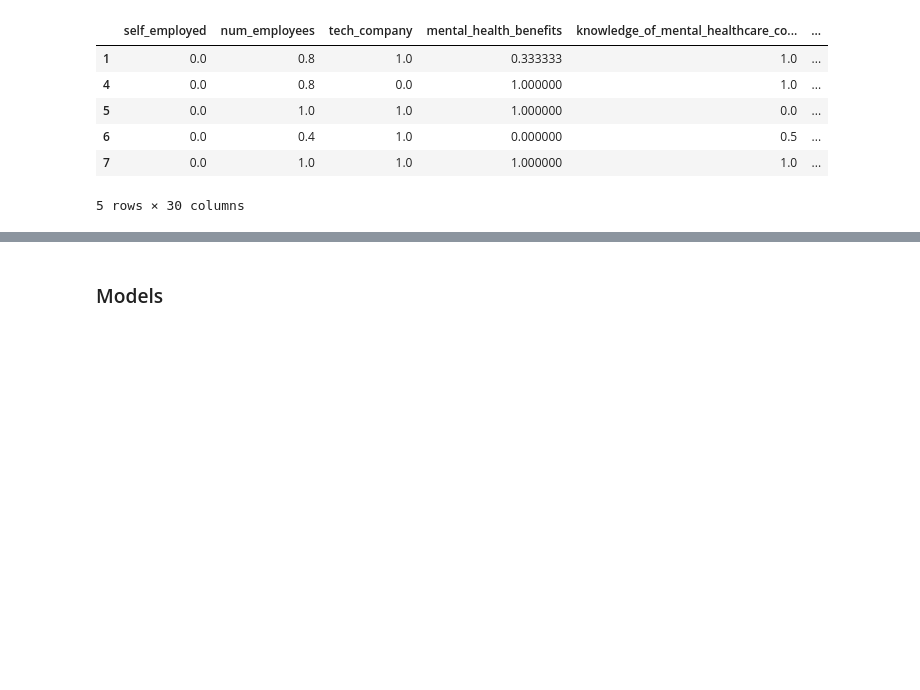
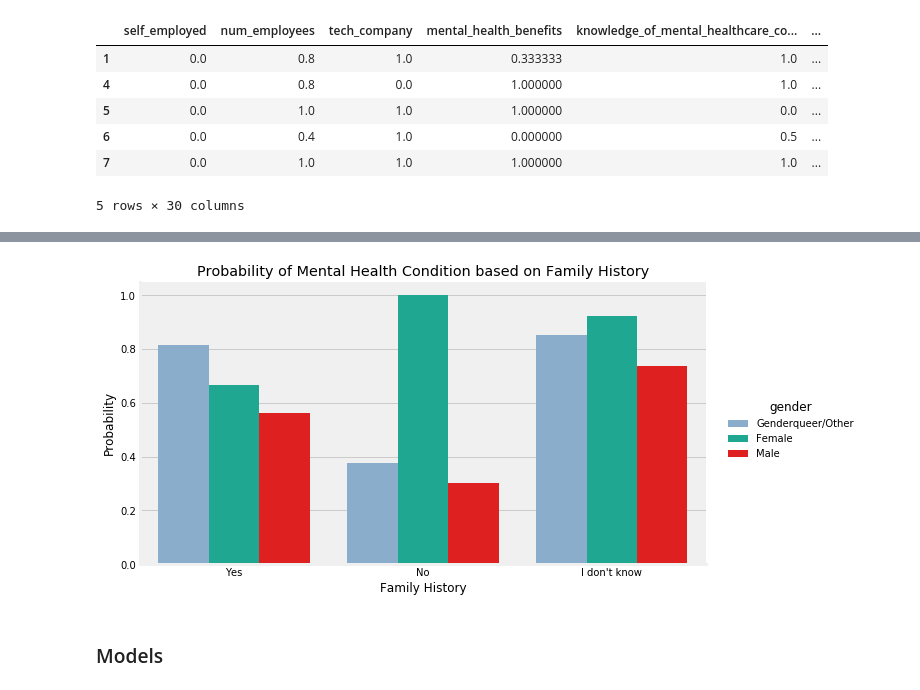
Before and after one commit to elisemd/comp562, a Jupyter notebook: COMP 562 Final Project.ipynb, the cells around one changed output, grey strips where cells are left out. Cells and saved outputs as stored; diff of their text form; code cells hidden in the pictures; blank space fills up the shorter version.

```diff
--- a/COMP 562 Final Project.ipynb
+++ b/COMP 562 Final Project.ipynb
@@ -365,3 +367,22 @@ train_df.head()
+# %%
+o = dictionary['family_history']
+g = sns.catplot(x="family_history", y="sought_treatment", hue="gender", data=train_df,
+                kind="bar", ci=None, height=5, aspect=2, legend_out = True, palette=sns.color_palette(['#80add7', '#0abda0', 'red']))
+g.set_xticklabels(o)
+plt.title('Probability of Mental Health Condition based on Family History')
+plt.ylabel('Probability')
+plt.xlabel('Family History')
+
+# replace legend labels
+new_labels = dictionary['gender']
+for t, l in zip(g._legend.texts, new_labels): t.set_text(l)
+
+# Positioning the legend
+g.fig.subplots_adjust(top=0.9,right=0.8)
+
+plt.show()
+# %% [output]
+[figure, added]
 # %% [markdown]
 ### Models
 # %% [markdown]
```
Also changed, not shown: parts of 33 cells of this notebook.
